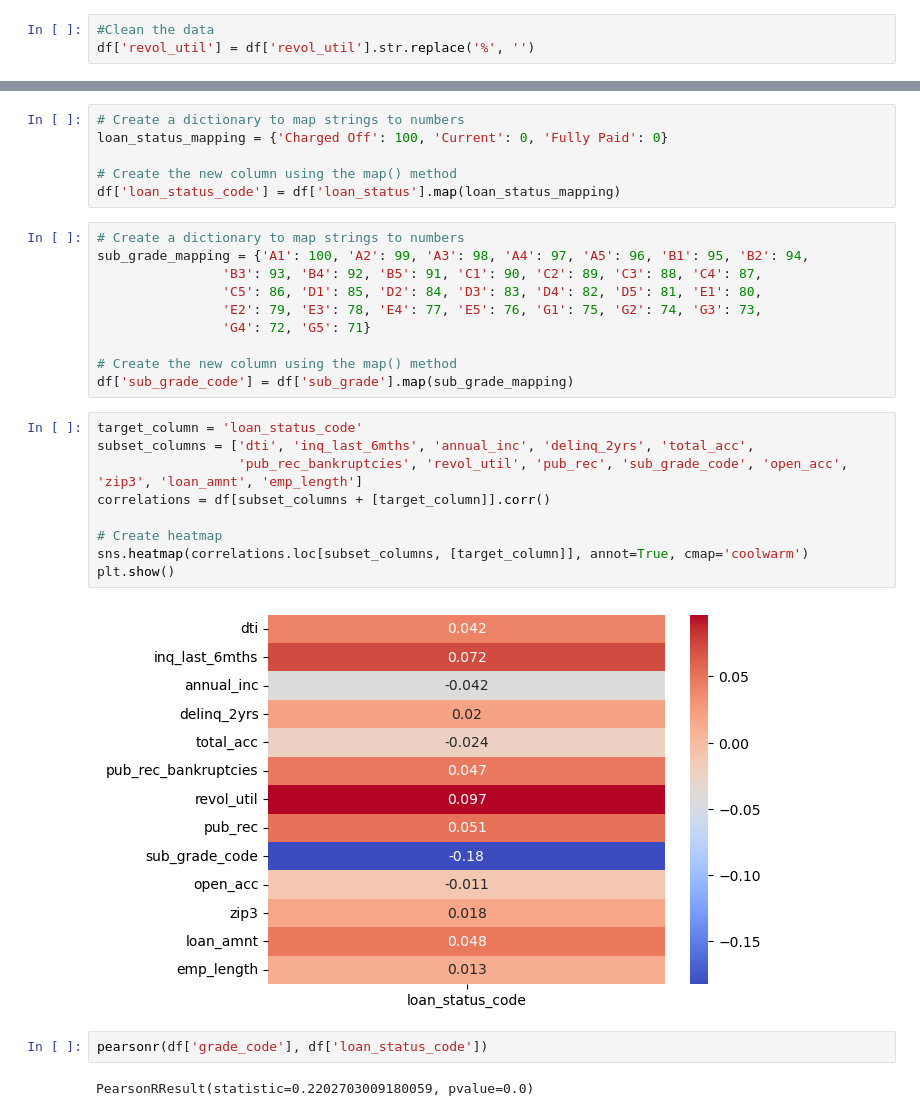
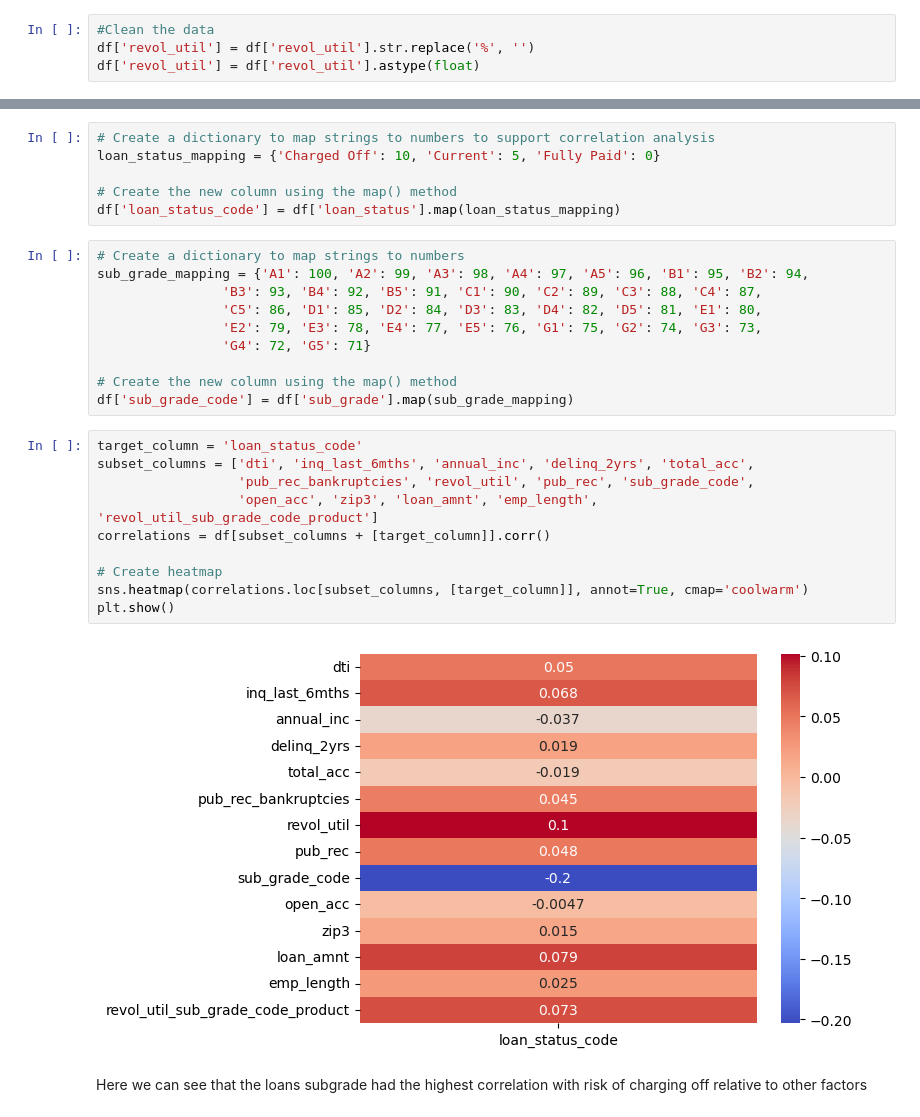
Before and after one commit to WolfeTyler/Lending-Club-Case-Study, a Jupyter notebook: Group_Facilitator_TylerWolfe.ipynb.ipynb, the cells around one changed output, grey strips where cells are left out. Drawn from its saved outputs; the diff is of its cells as text.

Commit message:
Added grade and subgrade analysis to notebook

```diff
--- a/Group_Facilitator_TylerWolfe.ipynb.ipynb
+++ b/Group_Facilitator_TylerWolfe.ipynb.ipynb
@@ -29,6 +29,7 @@ df.head()
 # %%
 #Clean the data
 df['revol_util'] = df['revol_util'].str.replace('%', '')
+df['revol_util'] = df['revol_util'].astype(float)
 # %%
 df['emp_length'] = df['emp_length'].fillna(0)
 # %%
@@ -54,8 +55,8 @@ Here we find that:
 
 Our analysis will focus on better understandig the Charged Off %.
 # %%
-# Create a dictionary to map strings to numbers
-loan_status_mapping = {'Charged Off': 100, 'Current': 0, 'Fully Paid': 0}
+# Create a dictionary to map strings to numbers to support correlation analysis
+loan_status_mapping = {'Charged Off': 10, 'Current': 5, 'Fully Paid': 0}
 
 # Create the new column using the map() method
 df['loan_status_code'] = df['loan_status'].map(loan_status_mapping)
@@ -72,17 +73,16 @@ df['sub_grade_code'] = df['sub_grade'].map(sub_grade_mapping)
 # %%
 target_column = 'loan_status_code'
 subset_columns = ['dti', 'inq_last_6mths', 'annual_inc', 'delinq_2yrs', 'total_acc',
-                  'pub_rec_bankruptcies', 'revol_util', 'pub_rec', 'sub_grade_code', 'open_acc', 'zip3', 'loan_amnt', 'emp_length']
+                  'pub_rec_bankruptcies', 'revol_util', 'pub_rec', 'sub_grade_code',
+                  'open_acc', 'zip3', 'loan_amnt', 'emp_length', 'revol_util_sub_grade_code_product']
 correlations = df[subset_columns + [target_column]].corr()
 
 # Create heatmap
 sns.heatmap(correlations.loc[subset_columns, [target_column]], annot=True, cmap='coolwarm')
 plt.show()
 # %% [output]
-[figure, old version]
+[figure, new version]
-# %%
-pearsonr(df['grade_code'], df['loan_status_code'])
-# %% [output]
-PearsonRResult(statistic=0.2202703009180059, pvalue=0.0)
+# %% [markdown]
+Here we can see that the loans subgrade had the highest correlation with risk of charging off relative to other factors
 # %%
 #Create a boxplot to compare Annual Income by Loan Status
```
Also changed, not shown: parts of 6 cells of this notebook.
